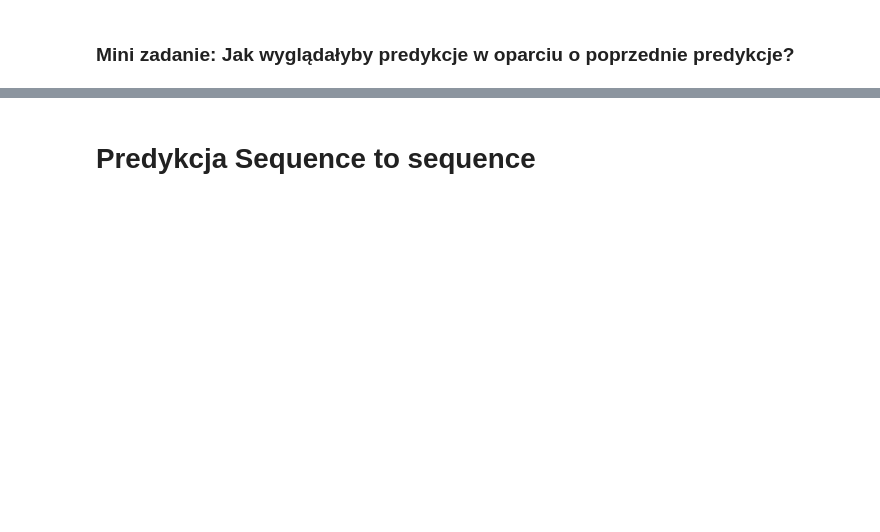
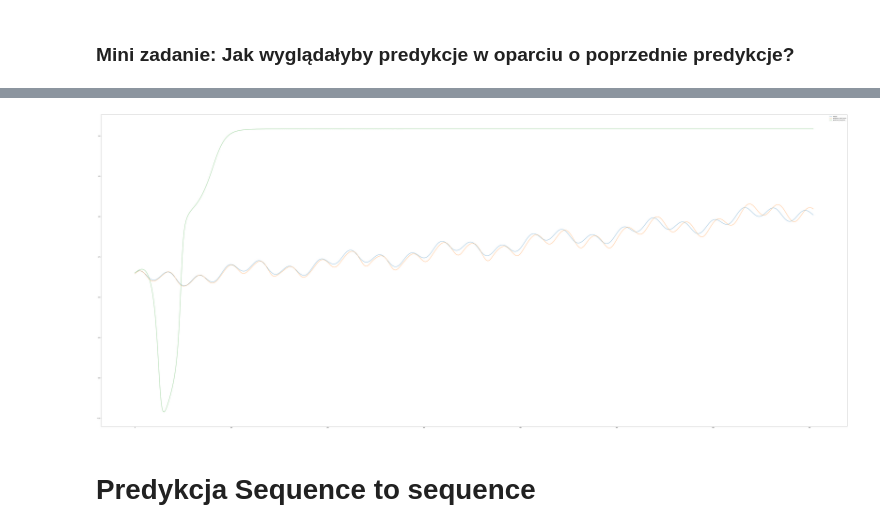
Before and after one commit to Robak132/SSNE, a Jupyter notebook: 11 - Sieci rekurencyjne/Lab11 - sieci rekurencyjne.ipynb, the cells around one changed output, grey strips where cells are left out. Cells and saved outputs as stored; diff of their text form; code cells hidden in the pictures; blank space fills up the shorter version.

```diff
--- a/11 - Sieci rekurencyjne/Lab11 - sieci rekurencyjne.ipynb
+++ b/11 - Sieci rekurencyjne/Lab11 - sieci rekurencyjne.ipynb
@@ -419,3 +484,23 @@ plt.show()
+# %%
+with torch.no_grad():
+    hidden, state = model.init_hidden(1)
+    hidden, state = hidden.to(device), state.to(device)
+    hidden = (hidden, state)
+    x_one = test_targets[0:150].unsqueeze(1).to(device)
+    preds = []
+    for i in range(len(test_targets)):
+        pred, hidden = model(x_one.unsqueeze(0), hidden)
+        x_one = torch.cat([x_one[1:], pred])
+        preds.append(pred.item())
+# %%
+plt.figure(figsize=[119,51])
+plt.plot(test_targets, label = 'original')
+plt.plot(test_preds.squeeze().cpu().numpy(), label = 'predittions_short_ternm')
+plt.plot(preds, label = 'predictions_long_term')
+plt.legend()
+plt.show()
+# %% [output]
+[figure, added]
 # %% [markdown]
 # Predykcja Sequence to sequence
 # %%
```
Also changed, not shown: parts of 27 cells of this notebook, 3 other files.
